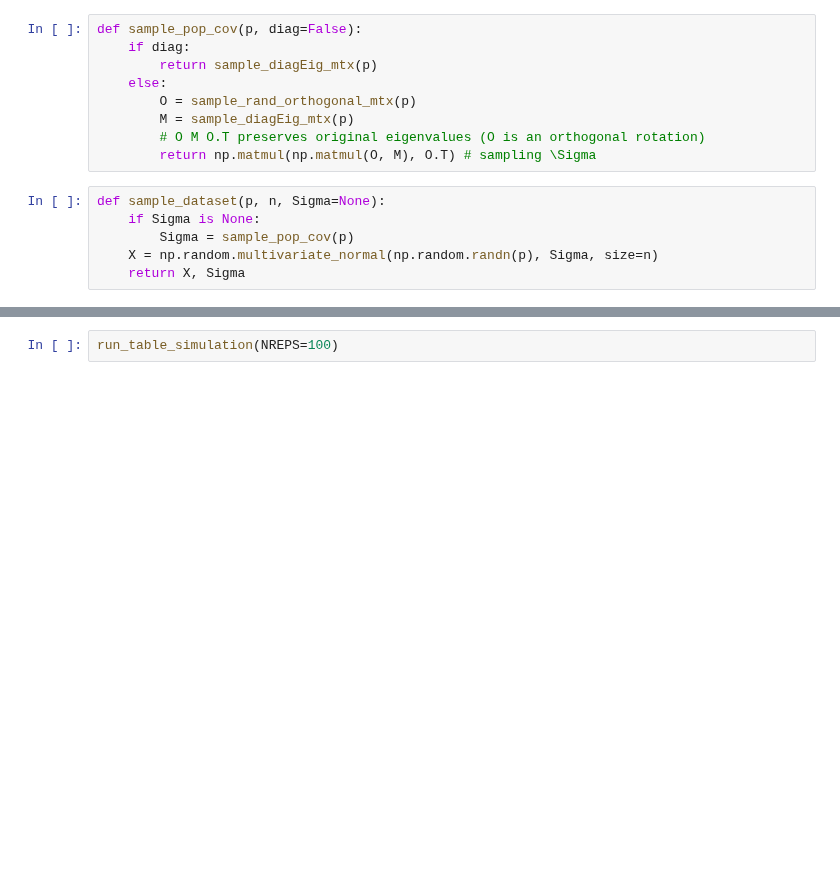
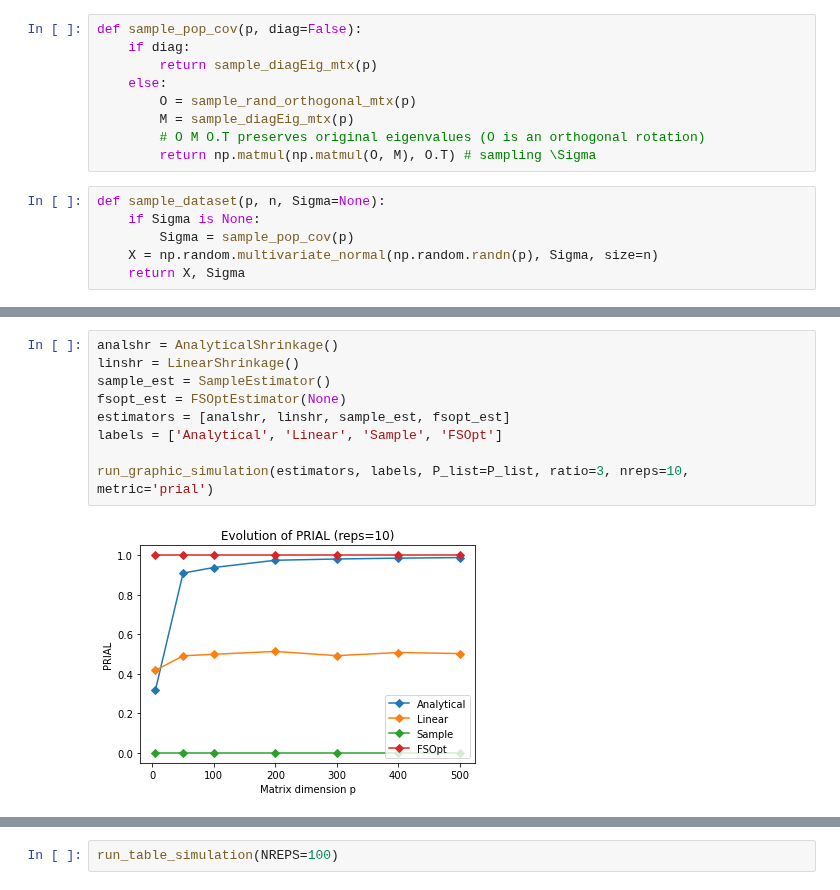
Before and after one commit to AlejandroSantorum/scikit-rmt, a Jupyter notebook: skrmt/cov_sims.ipynb, the cells around one changed output, grey strips where cells are left out. Drawn from its saved outputs; the diff is of its cells as text; blank space fills up the shorter version.

Commit message:
Add all simulations with 10 reps

```diff
--- a/skrmt/cov_sims.ipynb
+++ b/skrmt/cov_sims.ipynb
@@ -256,0 +321,11 @@ def run_table_simulation(NREPS=100):
+# %%
+analshr = AnalyticalShrinkage()
+linshr = LinearShrinkage()
+sample_est = SampleEstimator()
+fsopt_est = FSOptEstimator(None)
+estimators = [analshr, linshr, sample_est, fsopt_est]
+labels = ['Analytical', 'Linear', 'Sample', 'FSOpt']
+
+run_graphic_simulation(estimators, labels, P_list=P_list, ratio=3, nreps=10, metric='prial')
+# %% [output]
+[figure, added]
```
Also changed, not shown: parts of 9 cells of this notebook, 1 other file.
